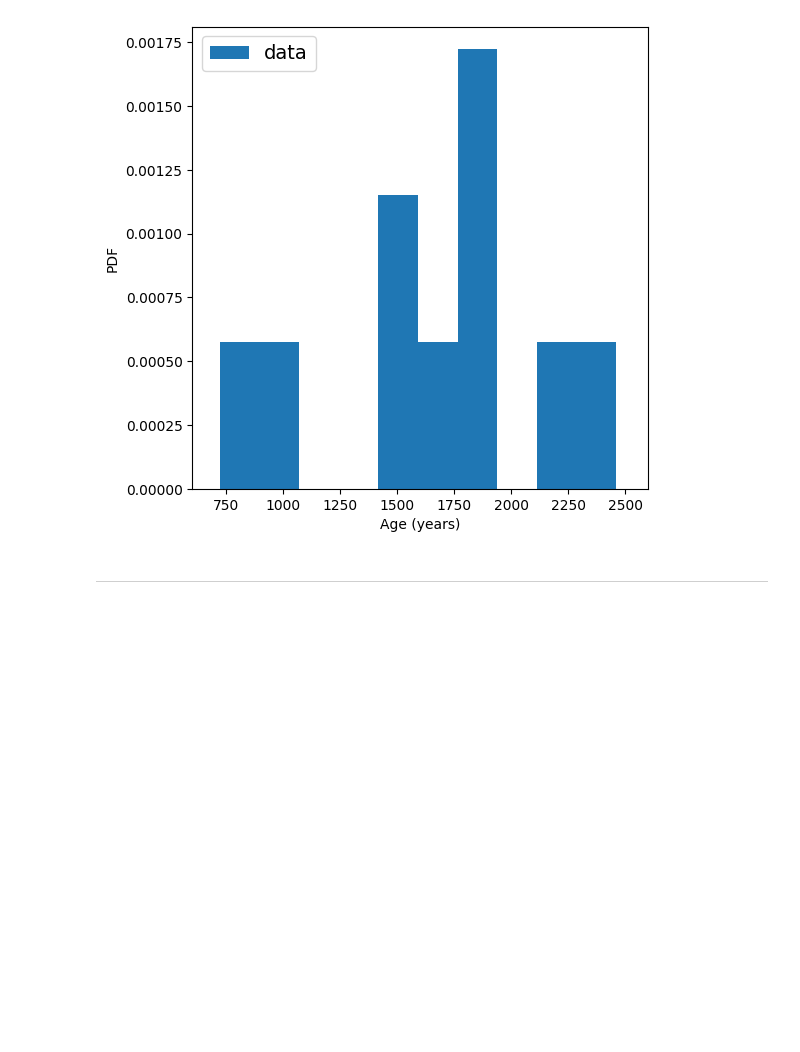
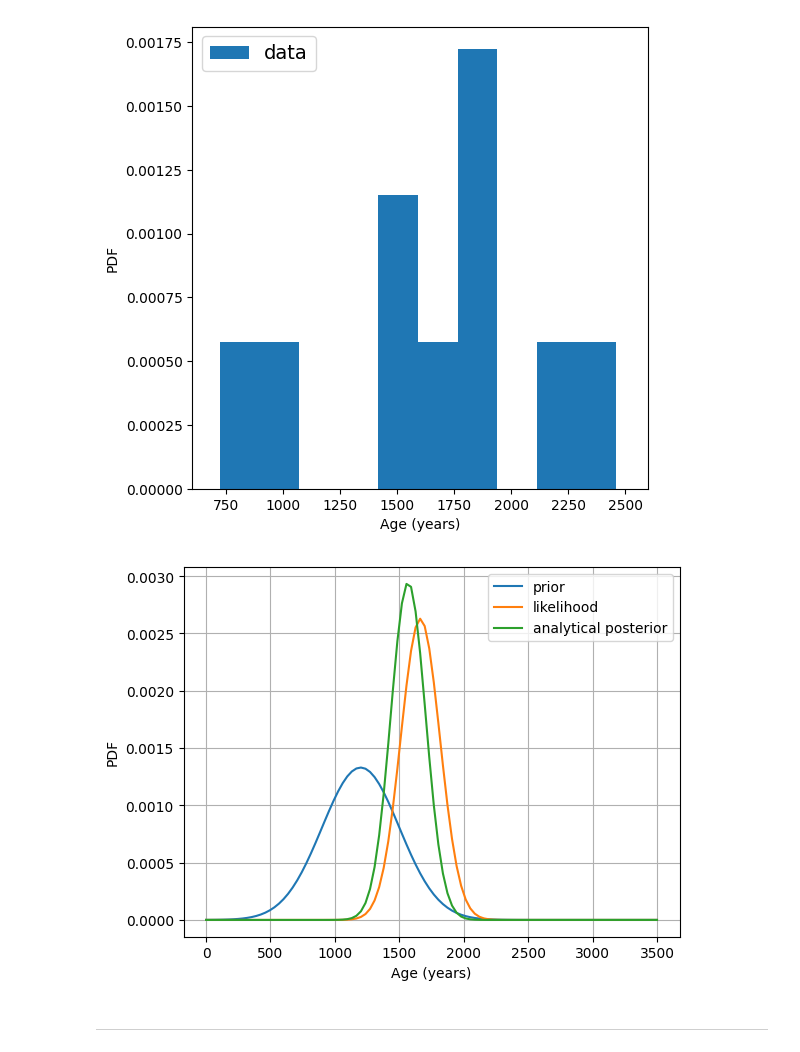
Before and after one commit to Clarke-Henshaw-Miles/extra, a Jupyter notebook: DATA SCIENCE/Chapter6Attempt.ipynb, the cells around one changed output. Saved outputs shown, nothing was run; the diff lists cells and outputs as text; code cells hidden in the pictures; blank space fills up the shorter version.

```diff
--- a/DATA SCIENCE/Chapter6Attempt.ipynb
+++ b/DATA SCIENCE/Chapter6Attempt.ipynb
@@ -45,11 +45,11 @@ print("There are {} data points".format(n))
 
 #calculating mean and standard deviation
 mean_dumble = np.mean(age_yrs)
+std_dumble = np.std(age_yrs)
 erroronmean_dumble = np.sqrt(std_dumble**2/n)
-std_dumble = np.std(age_yrs)
-#var_dumble = std_dumble**2
-print("The mean age of the eggs for Dumbledore's data is {:.2f} +/- {:.2f}".format(mean_dumble, erroronmean_dumble))
-print("The standard deviation for Dumbledore's data is {:.2f}".format(std_dumble))
+var_dumble = std_dumble**2
+print("The mean age of the eggs for Dumbledore's new data is {:.2f} +/- {:.2f} years (the standard error of the mean)".format(mean_dumble, erroronmean_dumble))
+print("The standard deviation for Dumbledore's new data is {:.2f} years".format(std_dumble))
 #print("The variance for Dumbledore's data is {:.2f}".format(var_dumble))
 # %% [output]
 There are 10 data points
@@ -113,5 +119,18 @@ plt.ylabel('PDF')
 # %% [output]
 Text(0, 0.5, 'PDF')
 [figure]
+# %%
+x = np.linspace(0,3500,100)
+
+plt.plot(x, norm.pdf(x,mean_snape,std_snape),label='prior')
+plt.plot(x, norm.pdf(x,mean_dumble,erroronmean_dumble),label='likelihood')
+plt.plot(x, norm.pdf(x,posterior_mean,posterior_std),label='analytical posterior')
+plt.xlabel('Age (years)')
+plt.ylabel('PDF')
+plt.legend()
+plt.grid()
+plt.show()
+# %% [output]
+[figure, added]
 # %% [markdown]
 ***
```
Also changed, not shown: parts of 3 cells of this notebook.
